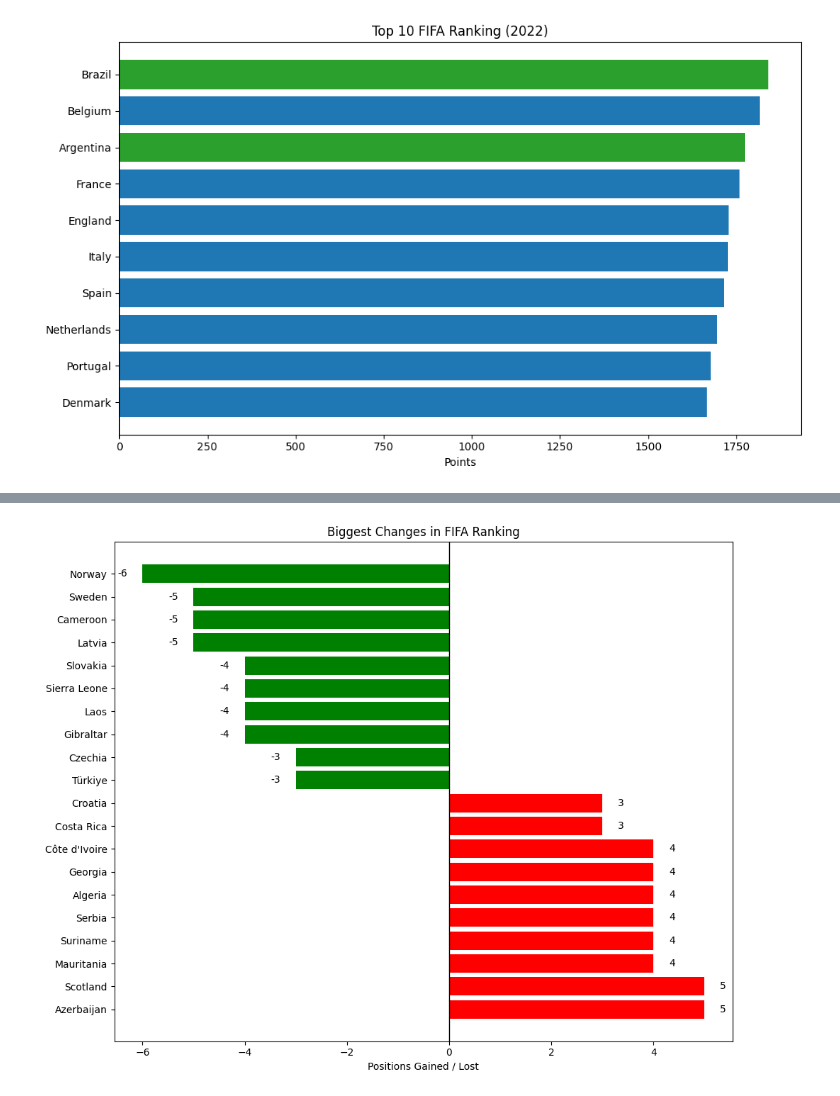
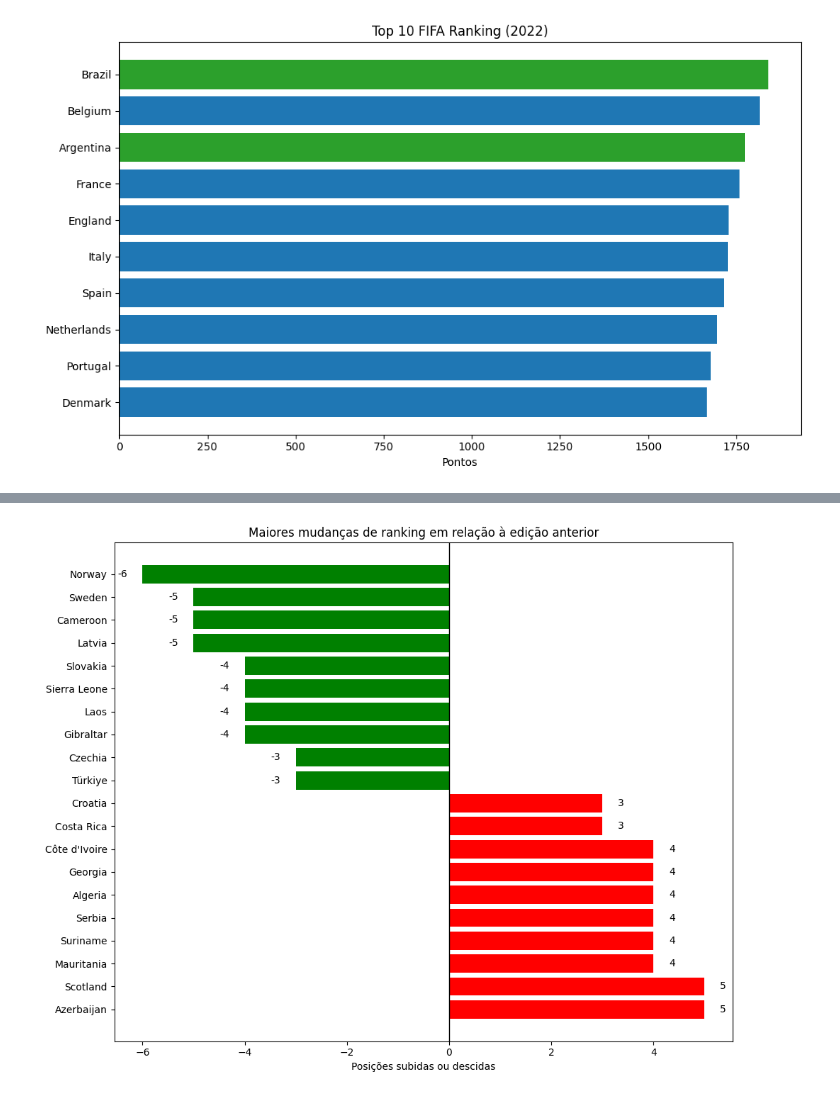
Before and after one commit to ithanara/Copa-challenger-Dados-por-Todos, a Jupyter notebook: notebooks/01_exploratory_data_analysis.ipynb, the cells around one changed output, grey strips where cells are left out. Cells and saved outputs as stored; diff of their text form; code cells hidden in the pictures.

```diff
--- a/notebooks/01_exploratory_data_analysis.ipynb
+++ b/notebooks/01_exploratory_data_analysis.ipynb
@@ -470,36 +463,36 @@ colors = np.where(
 )
 
 plt.figure(figsize=(10,8))
 
 bars = plt.barh(
     top_changes["team"],
     top_changes["rank_change"],
     color=colors
 )
 plt.gca().invert_yaxis()
 plt.axvline(0, color="black", linewidth=1)
 
-plt.title("Biggest Changes in FIFA Ranking")
-plt.xlabel("Positions Gained / Lost")
+plt.title("Maiores mudanças de ranking em relação à edição anterior")
+plt.xlabel("Posições subidas ou descidas")
 
 # Legenda
 for bar in bars:
     value = bar.get_width()
     x = value + 0.3 if value > 0 else value - 0.3
     ha = "left" if value > 0 else "right"
 
     plt.text(
         x,
         bar.get_y() + bar.get_height()/2,
         f"{int(value)}",
         ha=ha,
         va="center"
     )
 
 plt.tight_layout()
 plt.show()
 # %% [output]
-[figure, old version]
+[figure, new version]
 # %%
 #Melhores 3 rankeado de cada confederação
 
```
Also changed, not shown: parts of 18 cells of this notebook.
